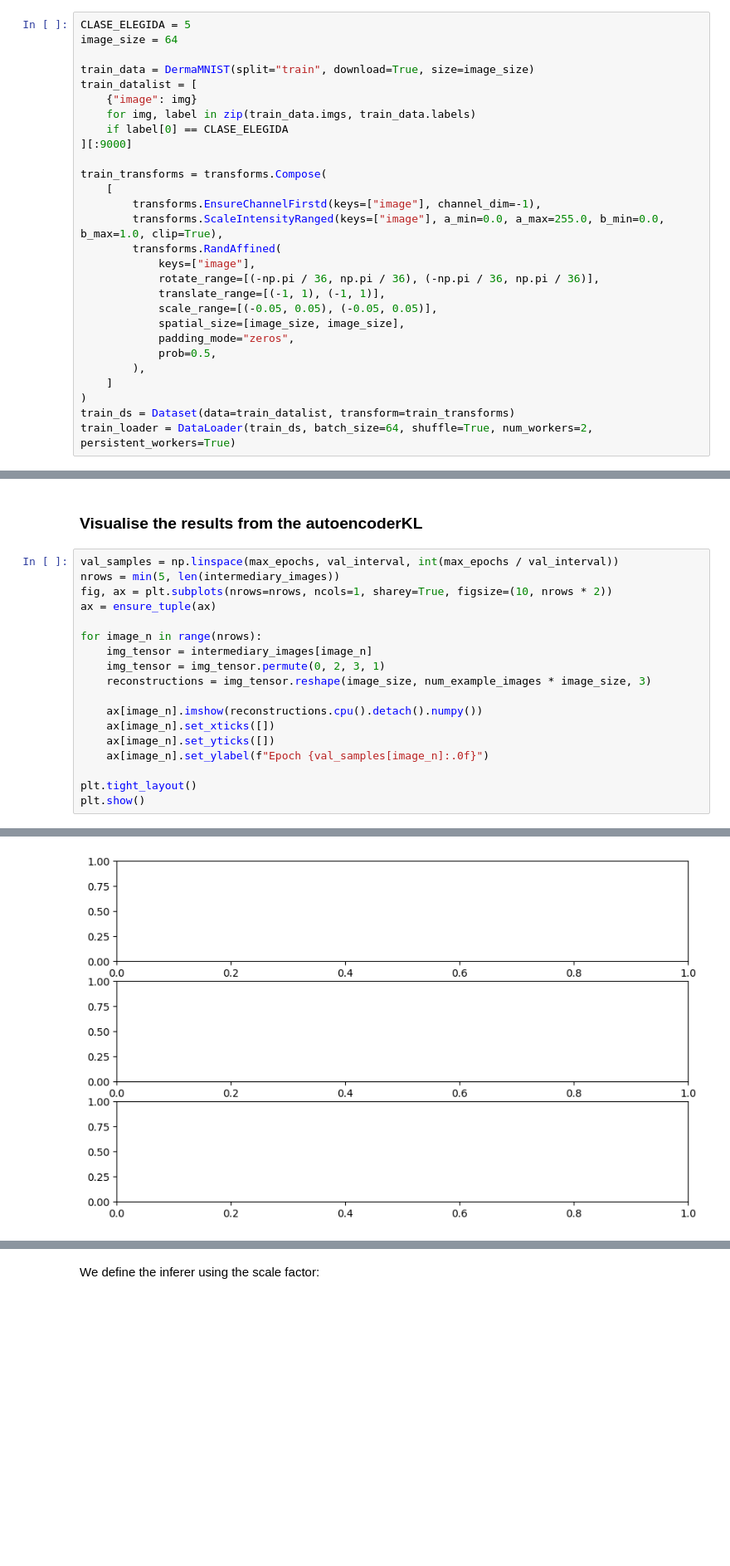
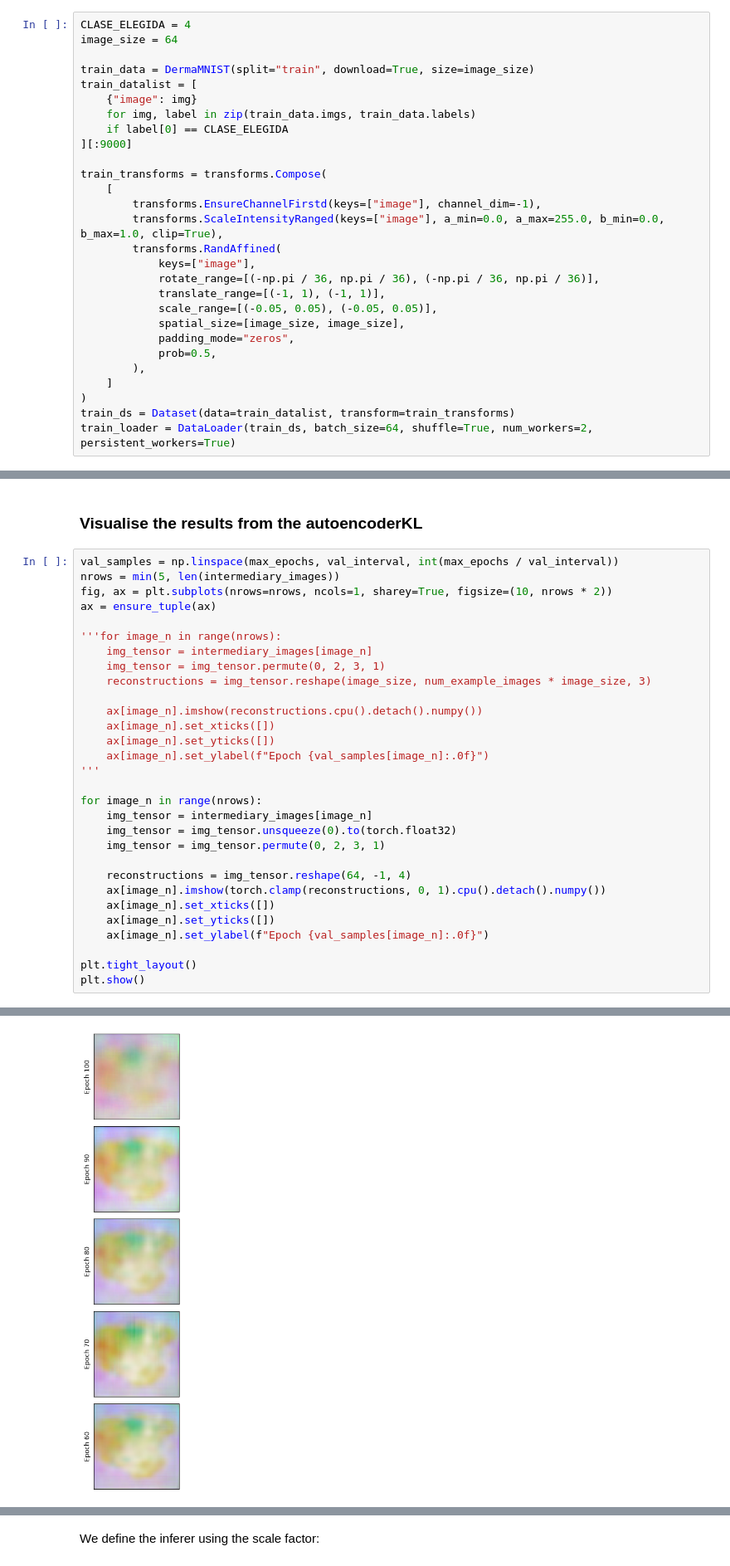
Before and after one commit to a-egealopez/tfg_informatica, a Jupyter notebook: 2d_ldm_tutorial.ipynb, the cells around one changed output, grey strips where cells are left out. Shown at 83% size. Drawn from its saved outputs; the diff is of its cells as text; blank space fills up the shorter version.

```diff
--- a/2d_ldm_tutorial.ipynb
+++ b/2d_ldm_tutorial.ipynb
@@ -127,7 +127,7 @@ print(root_dir)
 
 Here we will download the MEDNIST dataset and prepare the training set data loader. The MEDNIST dataset contains images of different body parts, including the hand, chest, and abdomen, in grayscale format. For this tutorial, we will use only the `Hand` class. We include data augmentation performed by the `RandAffine` transformation in the data transformations.
 # %%
-CLASE_ELEGIDA = 5
+CLASE_ELEGIDA = 4
 image_size = 64
 
 train_data = DermaMNIST(split="train", download=True, size=image_size)
@@ -351,7 +355,7 @@ nrows = min(5, len(intermediary_images))
 fig, ax = plt.subplots(nrows=nrows, ncols=1, sharey=True, figsize=(10, nrows * 2))
 ax = ensure_tuple(ax)
 
-for image_n in range(nrows):
+'''for image_n in range(nrows):
     img_tensor = intermediary_images[image_n]
     img_tensor = img_tensor.permute(0, 2, 3, 1)
     reconstructions = img_tensor.reshape(image_size, num_example_images * image_size, 3)
@@ -360,6 +364,18 @@ for image_n in range(nrows):
     ax[image_n].set_xticks([])
     ax[image_n].set_yticks([])
     ax[image_n].set_ylabel(f"Epoch {val_samples[image_n]:.0f}")
+'''
+
+for image_n in range(nrows):
+    img_tensor = intermediary_images[image_n]
+    img_tensor = img_tensor.unsqueeze(0).to(torch.float32)
+    img_tensor = img_tensor.permute(0, 2, 3, 1)
+
+    reconstructions = img_tensor.reshape(64, -1, 4)
+    ax[image_n].imshow(torch.clamp(reconstructions, 0, 1).cpu().detach().numpy())
+    ax[image_n].set_xticks([])
+    ax[image_n].set_yticks([])
+    ax[image_n].set_ylabel(f"Epoch {val_samples[image_n]:.0f}")
 
 plt.tight_layout()
 plt.show()
@@ -368,4 +383,4 @@ RuntimeError: permute(sparse_coo): number of dimensions in the tensor input does
-[figure, old version]
+[figure, new version]
 # %% [markdown]
 ## Diffusion Model
 
```
Also changed, not shown: parts of 11 cells of this notebook.
